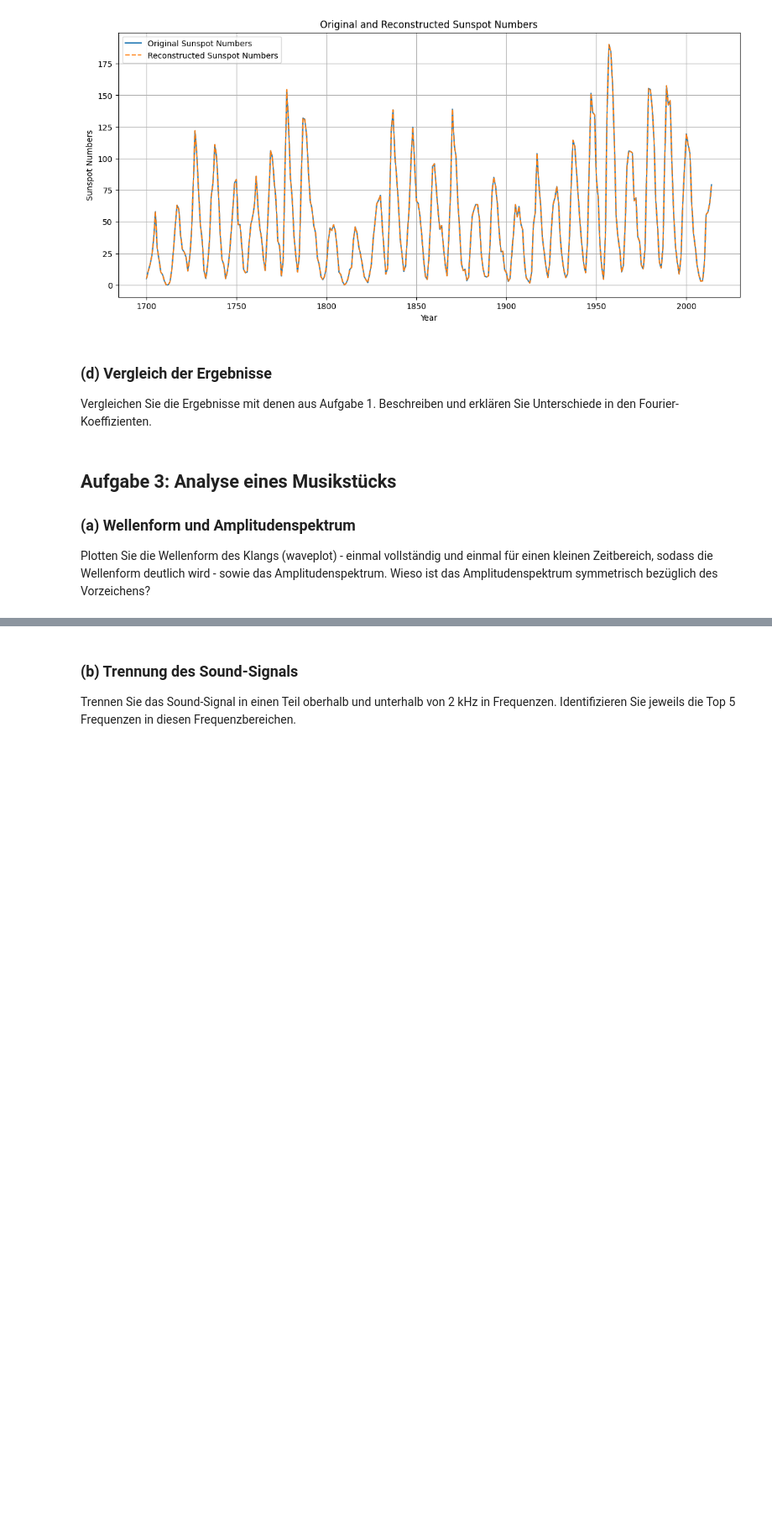
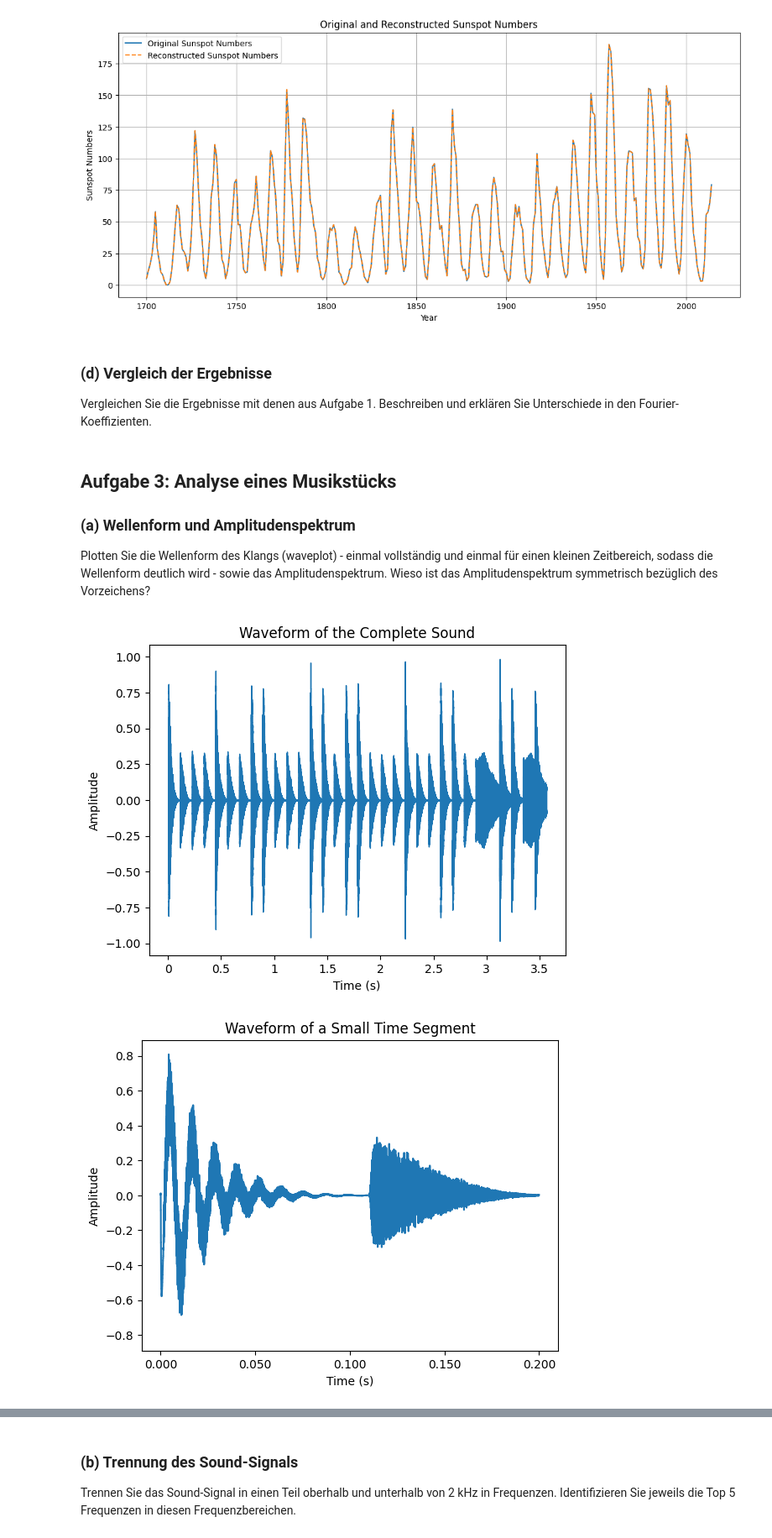
Before and after one commit to infamousperi/FourierTransformation, a Jupyter notebook: MC2.ipynb, the cells around one changed output, grey strips where cells are left out. Shown at 84% size. Cells and saved outputs as stored; diff of their text form; code cells hidden in the pictures; blank space fills up the shorter version.

```diff
--- a/MC2.ipynb
+++ b/MC2.ipynb
@@ -190,4 +190,12 @@ from FA import Fourier_Approximation_music as FA_music
 # %%
 filename = 'Data/music.wav'
 y, sr = FA_music.load_audio(filename)
+# %%
+FA_music.plot_waveform(y, sr, 'Waveform of the Complete Sound')
+
+end_sample = int(0.2 * sr)
+FA_music.plot_waveform(y, sr, 'Waveform of a Small Time Segment', end=end_sample)
+# %% [output]
+[figure, added]
+[figure, added]
 # %%
```
Also changed, not shown: parts of 4 cells of this notebook, 1 other file.
